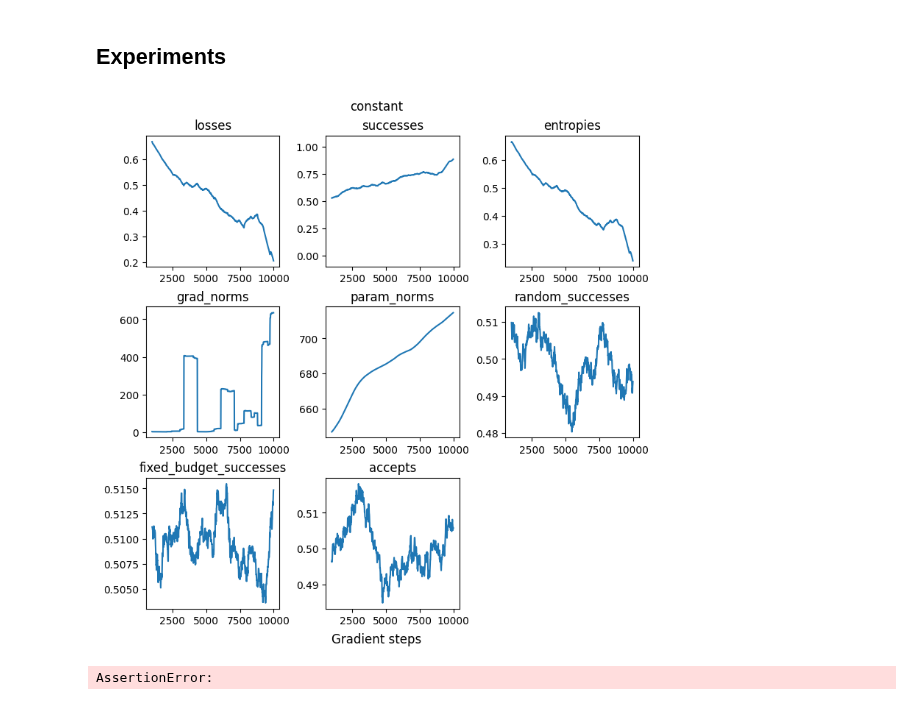
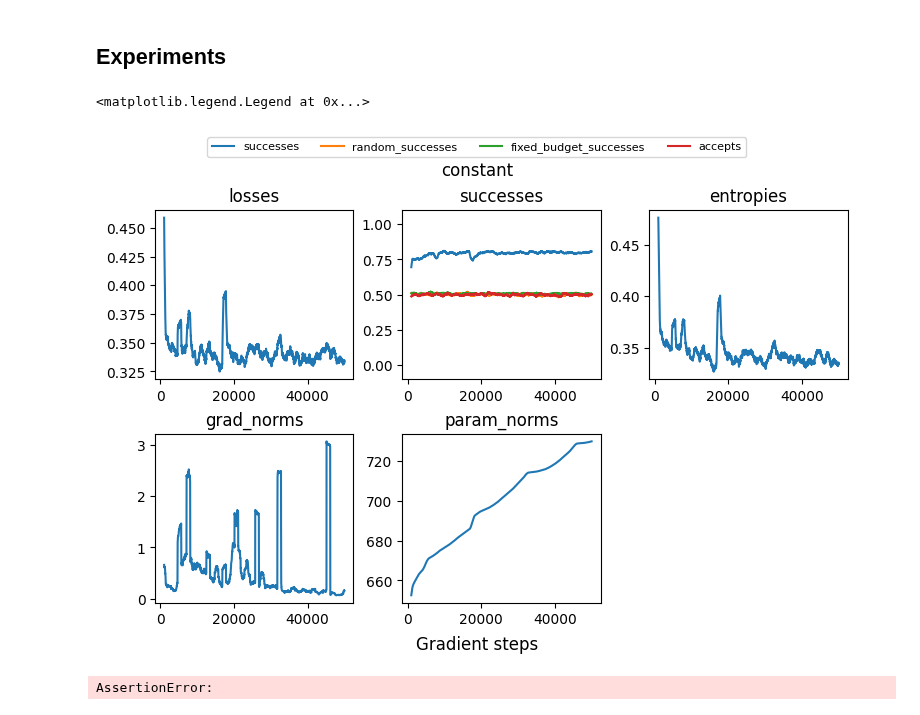
Before and after one commit to chanb/scaling_jax, a Jupyter notebook: src/evaluations/test_latent_thoughts_2.ipynb, the cells around one changed output. Cells and saved outputs as stored; diff of their text form; code cells hidden in the pictures.

```diff
--- a/src/evaluations/test_latent_thoughts_2.ipynb
+++ b/src/evaluations/test_latent_thoughts_2.ipynb
@@ -46,10 +47,11 @@ eos_token = 4
 
 train_type = "ntp" # ["ntp", "rl"]
 task = "decision" # ["decision", "generation"]
-complexity = "constant" # ["constant", "linear"]
+complexity = "constant" # ["constant", "linear", "quadratic"]
 # attention_fn = quiet_dot_product_attention
 attention_fn = nnx.dot_product_attention
-use_skip_connection = True
+use_skip_connection = False
+model_type = "gpt" # ["rnn", "gpt"]
 
 read_budget = 5
 thought_budget = 1
@@ -61,7 +63,7 @@ max_iter = 50000
 log_interval = 10
 print_rate = 1000
 
-max_input_len = 25 + 1 # Includes start thinking token
+max_input_len = 10 + 1 # Includes start thinking token
 max_thought_len = max_input_len
 max_output_len = 1 if "decision" else max_input_len - 1
 num_questions = 64
@@ -1072,8 +1094,16 @@ smoothed_iter, smoothed_res = smooth_lists(
     smooth_window,
 )
 # %%
+keys = [
+    "losses",
+    "successes",
+    "entropies",
+    "grad_norms",
+    "param_norms",
+]
+
 num_cols = 3
-num_rows = math.ceil(len(smoothed_res) / num_cols)
+num_rows = math.ceil(len(keys) / num_cols)
 
 fig, axes = plt.subplots(
     num_rows,
@@ -1081,51 +1111,52 @@ fig, axes = plt.subplots(
     layout="constrained",
     figsize=(2.5 * num_cols, 2.5 * num_rows),
 )
-
-keys = [
-    "losses",
-    "successes",
-    "entropies",
-    "grad_norms",
-    "param_norms",
-]
 
 axes = axes.flatten()
 for ax_i, key in enumerate(keys):
     ax = axes[ax_i]
 
     value = smoothed_res[key]
     if key == "successes":
         ax.plot(smoothed_iter, value, label=key)
         ax.plot(
             smoothed_iter,
             smoothed_res["random_successes"],
             label="random_successes",
         )
         ax.plot(
             smoothed_iter,
-            smoothed_res["fixed_budget_successes"],
+            smoothed_res["fixed_successes"],
             label="fixed_budget_successes",
         )
         ax.plot(
             smoothed_iter,
             smoothed_res["accepts"],
             label="accepts",
         )
     else:
         ax.plot(smoothed_iter, value)
     ax.set_title(key)
 
     if key == "successes":
         ax.set_ylim(-0.1, 1.1)
 
+for i in range(len(keys), len(axes)):
+    fig.delaxes(axes[i])
+
 fig.suptitle(complexity)
 fig.supxlabel("Gradient steps")
-
-for i in range(len(keys), len(axes)):
-    fig.delaxes(axes[i])
+fig.legend(
+    bbox_to_anchor=(0.0, 1.0, 1.0, 0.0),
+    loc="lower center",
+    ncols=4,
+    borderaxespad=0.0,
+    frameon=True,
+    fontsize="8",
+)
 # %% [output]
+<matplotlib.legend.Legend at 0x...>
-[figure, old version]
+[figure, new version]
 # %%
 import dill
 
```
Also changed, not shown: parts of 13 cells of this notebook, 2 other files.
